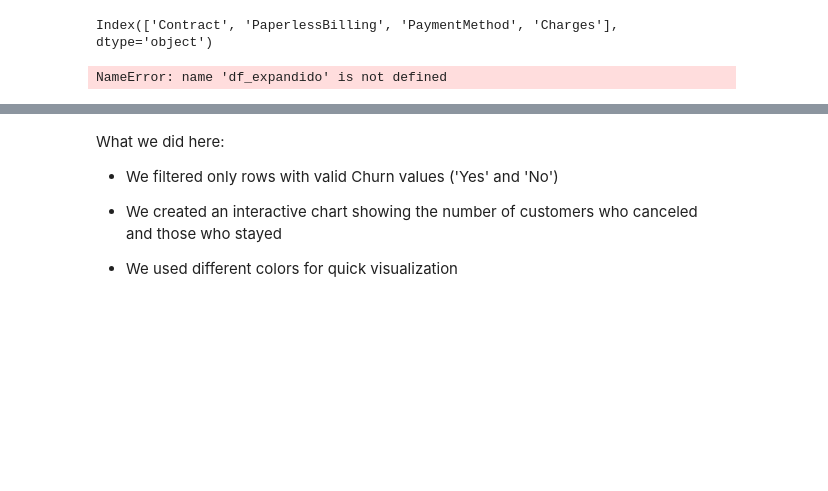
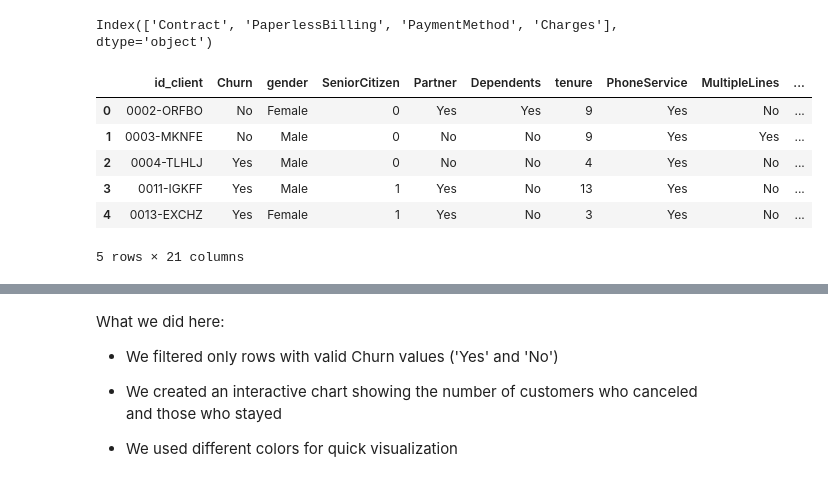
Before and after one commit to dayanmoshe/Telecom-X---parte-2, a Jupyter notebook: Modelo_RandomForest_churn_telecom_x.ipynb, the cells around one changed output, grey strips where cells are left out. Saved outputs shown, nothing was run; the diff lists cells and outputs as text; code cells hidden in the pictures; blank space fills up the shorter version.

```diff
--- a/Modelo_RandomForest_churn_telecom_x.ipynb
+++ b/Modelo_RandomForest_churn_telecom_x.ipynb
@@ -147,42 +147,48 @@ Index(['Contract', 'PaperlessBilling', 'PaymentMethod', 'Charges'], dtype='objec
 # %%
 #  JSON File URL
 url = "https://raw.githubusercontent.com/alura-cursos/challenge2-data-science/refs/heads/main/TelecomX_Data.json"
 
 # Reading JSON
 df_raw = pd.read_json(url)
 
-# 1. Expand nested columns except 'Charges' columns
-df_expand = pd.concat([
+# Expand nested columns except 'Charges' columns
+df_expanded = pd.concat([
     df_raw.drop(columns=['customer', 'phone', 'internet', 'account']),
     df_raw['customer'].apply(pd.Series),
     df_raw['phone'].apply(pd.Series),
     df_raw['internet'].apply(pd.Series),
     df_raw['account'].apply(pd.Series)
 ], axis=1)
 
-# 2. Expand 'Charges' column into 'account' column
-df_expandido = pd.concat([
-    df_expandido.drop(columns=['Charges']),
-    df_expandido['Charges'].apply(pd.Series)
+#  Expand 'Charges' column into 'account' column
+df_expanded = pd.concat([
+    df_expanded.drop(columns=['Charges']),
+    df_expanded['Charges'].apply(pd.Series)
 ], axis=1)
 
-# 3. Renanme monthly and total values
-df_expandido = df_expandido.rename(columns={
-    'Monthly': 'valor_mensal',
-    'Total': 'valor_total'
+#  Renanme monthly and total values
+df_expanded = df_expanded.rename(columns={
+    'Monthly': 'monthly_value',
+    'Total': 'total_value'
 })
 
-# 4. Convert 'valor_mensal' e 'valor_total' to float, fixing errors and NaNs
-df_expandido['valor_mensal'] = pd.to_numeric(df_expandido['valor_mensal'], errors='coerce').fillna(0)
-df_expandido['valor_total'] = pd.to_numeric(df_expandido['valor_total'], errors='coerce').fillna(0)
+#  Convert 'monthly_value' e 'total_value' to float, fixing errors and NaNs
+df_expanded['monthly_value'] = pd.to_numeric(df_expanded['monthly_value'], errors='coerce').fillna(0)
+df_expanded['total_value'] = pd.to_numeric(df_expanded['total_value'], errors='coerce').fillna(0)
 
-# 5. Rename ID column
-df_expandido = df_expandido.rename(columns={"customerID": "id_cliente"})
+# Rename ID column
+df_expanded = df_expanded.rename(columns={"customerID": "id_client"})
 
-# 6. showin 5 first line as df
-df_expandido.head()
+#  showin 5 first line as df
+df_expanded.head()
 # %% [output]
+|  | id_client | Churn | gender | SeniorCitizen | Partner | Dependents | tenure | PhoneService | MultipleLines | ... |
+| 0 | 0002-ORFBO | No | Female | 0 | Yes | Yes | 9 | Yes | No | ... |
+| 1 | 0003-MKNFE | No | Male | 0 | No | No | 9 | Yes | Yes | ... |
+| 2 | 0004-TLHLJ | Yes | Male | 0 | No | No | 4 | Yes | No | ... |
+| 3 | 0011-IGKFF | Yes | Male | 1 | Yes | No | 13 | Yes | No | ... |
+| 4 | 0013-EXCHZ | Yes | Female | 1 | Yes | No | 3 | Yes | No | ... |
-NameError: name 'df_expandido' is not defined
+5 rows × 21 columns
 # %%
 from google.colab import files
 
```
Also changed, not shown: parts of 72 cells of this notebook.
